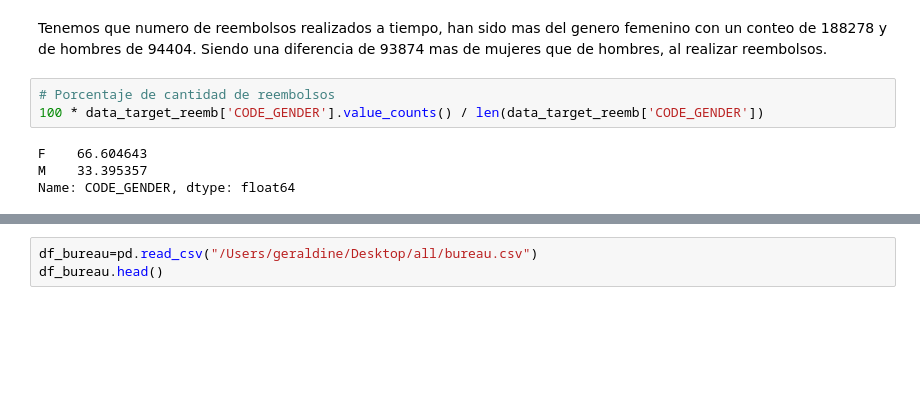
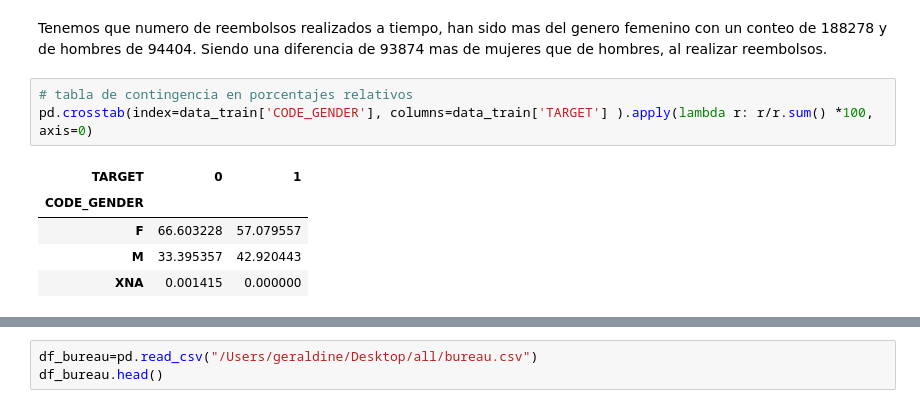
Before and after one commit to GeraldineE/kaggle_home_credit_default_risk, a Jupyter notebook: Kaggle_target_train_test.ipynb, the cells around one changed output, grey strips where cells are left out. Drawn from its saved outputs; the diff is of its cells as text; blank space fills up the shorter version.

```diff
--- a/Kaggle_target_train_test.ipynb
+++ b/Kaggle_target_train_test.ipynb
@@ -225,11 +306,13 @@ M     94404
 Name: CODE_GENDER, dtype: int64
 # %% [markdown]
 Tenemos que numero de reembolsos realizados a tiempo, han sido mas del genero femenino con un conteo de 188278 y de hombres de 94404. Siendo una diferencia de 93874 mas de mujeres que de hombres, al realizar reembolsos.
-# %%
-# Porcentaje de cantidad de reembolsos
-100 * data_target_reemb['CODE_GENDER'].value_counts() / len(data_target_reemb['CODE_GENDER'])
-# %% [output]
-F    66.604643
-M    33.395357
-Name: CODE_GENDER, dtype: float64
+# %%
+# tabla de contingencia en porcentajes relativos
+pd.crosstab(index=data_train['CODE_GENDER'], columns=data_train['TARGET'] ).apply(lambda r: r/r.sum() *100, axis=0)
+# %% [output]
+| TARGET | 0 | 1 |
+| CODE_GENDER |  |  |
+| F | 66.603228 | 57.079557 |
+| M | 33.395357 | 42.920443 |
+| XNA | 0.001415 | 0.000000 |
 # %% [markdown]
```
Also changed, not shown: parts of 27 cells of this notebook.
